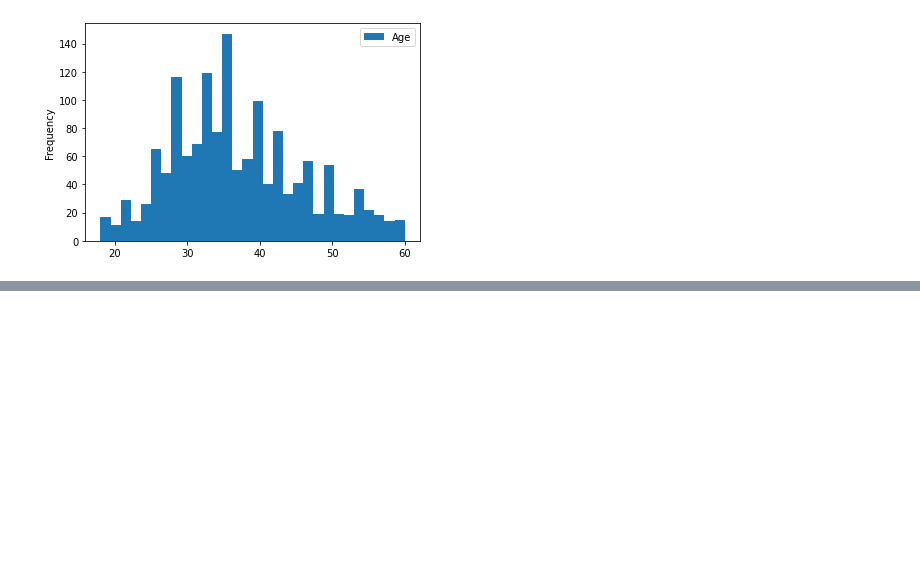
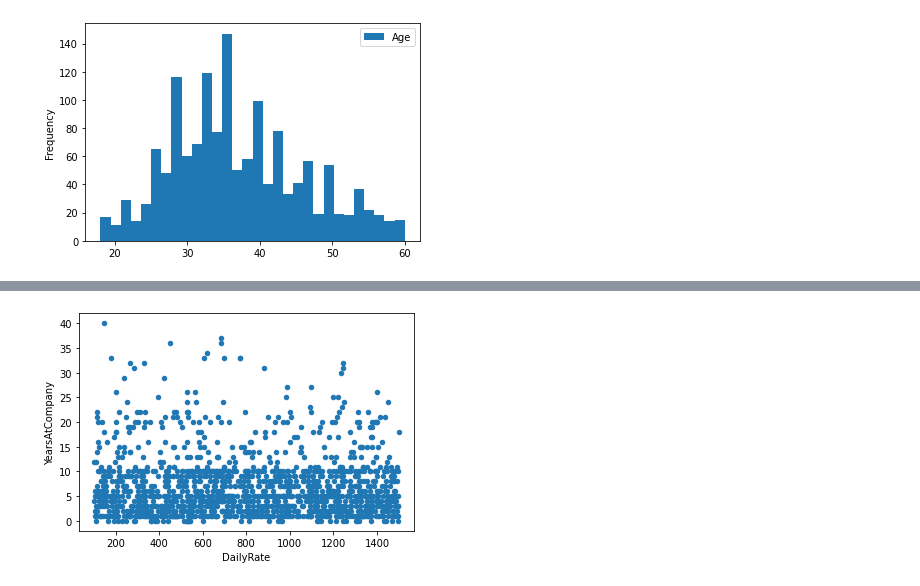
Before and after one commit to Michael-Santoro/Jupyter_Notebooks, a Jupyter notebook: employee_project/Data Cleaning.ipynb, the cells around one changed output, grey strips where cells are left out. Saved outputs shown, nothing was run; the diff lists cells and outputs as text; code cells hidden in the pictures; blank space fills up the shorter version.

```diff
--- a/employee_project/Data Cleaning.ipynb
+++ b/employee_project/Data Cleaning.ipynb
@@ -96,0 +112,5 @@ df_employee.plot(y = 'Age', kind = 'hist', bins = 30);
+# %%
+#plot a Scatter of Daily Rate vs Age
+df_employee.plot(x = 'DailyRate', y='YearsAtCompany', kind = 'scatter');
+# %% [output]
+[figure, added]
```
Also changed, not shown: parts of 5 cells of this notebook.
